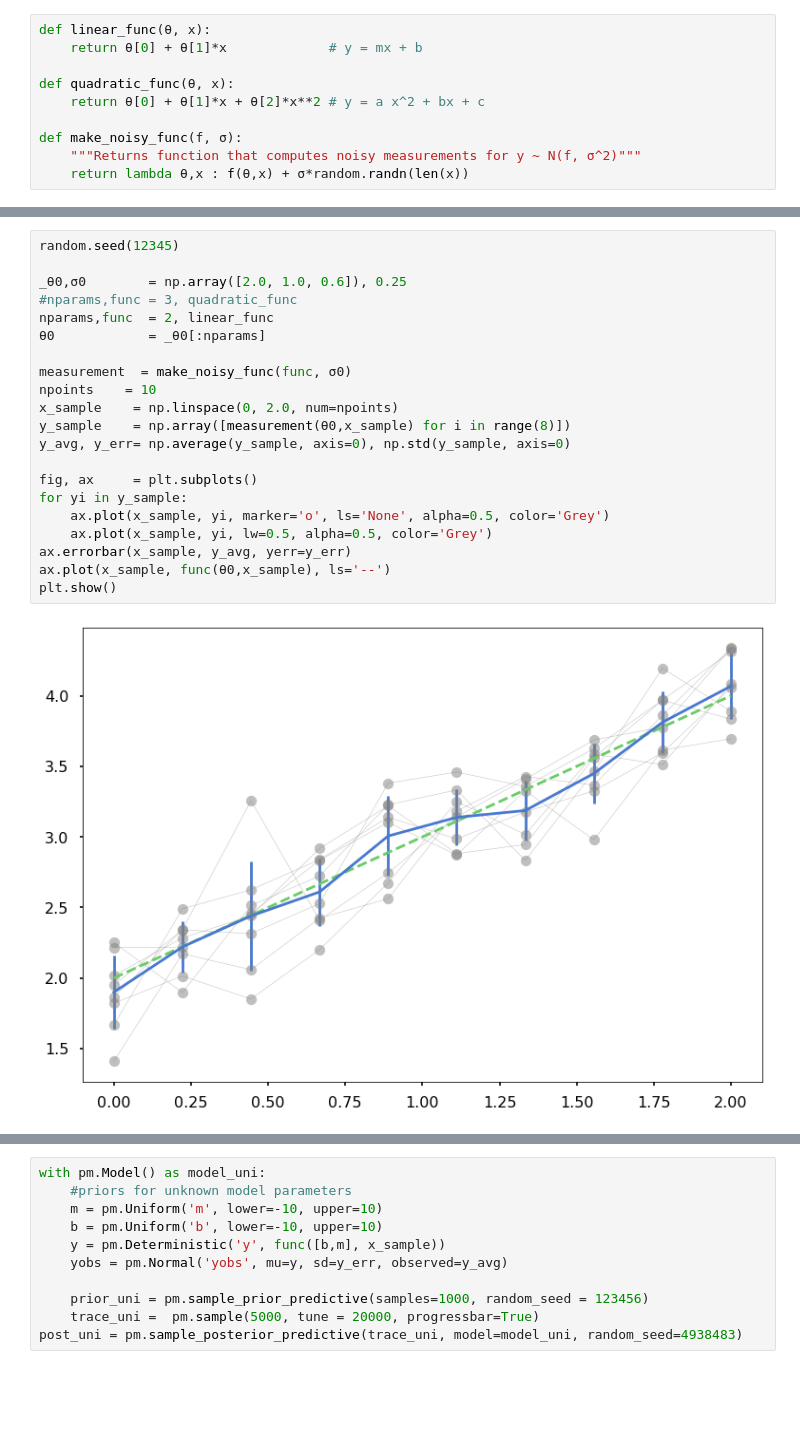
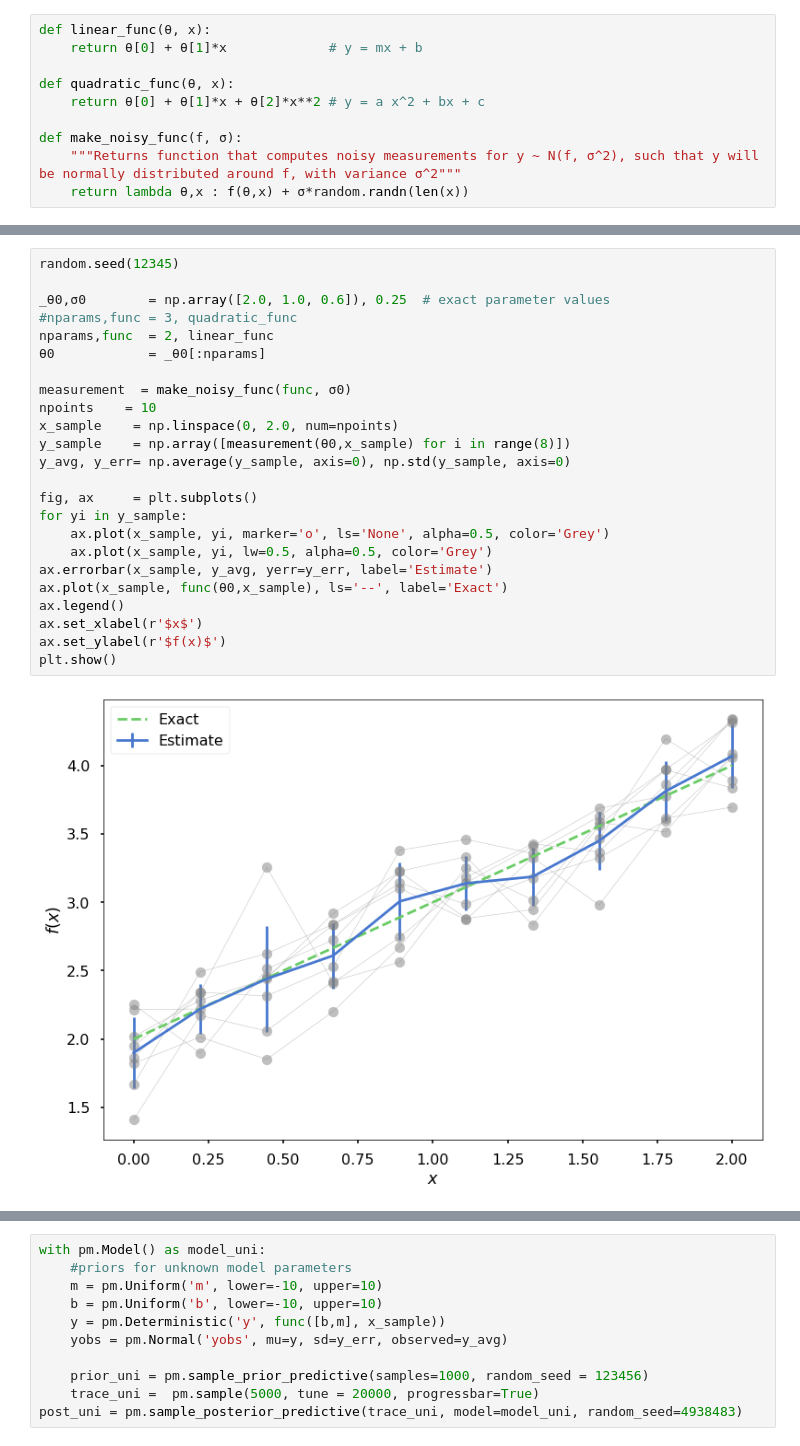
Before and after one commit to johnjmolina/MLKyoto, a Jupyter notebook: _notebooks/2020-05-13-Parameter-Estimation.ipynb, the cells around one changed output, grey strips where cells are left out. Cells and saved outputs as stored; diff of their text form; blank space fills up the shorter version.

```diff
--- a/_notebooks/2020-05-13-Parameter-Estimation.ipynb
+++ b/_notebooks/2020-05-13-Parameter-Estimation.ipynb
@@ -50,5 +382,5 @@ def quadratic_func(θ, x):
     return θ[0] + θ[1]*x + θ[2]*x**2 # y = a x^2 + bx + c
 
 def make_noisy_func(f, σ):
-    """Returns function that computes noisy measurements for y ~ N(f, σ^2)"""
+    """Returns function that computes noisy measurements for y ~ N(f, σ^2), such that y will be normally distributed around f, with variance σ^2"""
     return lambda θ,x : f(θ,x) + σ*random.randn(len(x))
@@ -55,23 +390,26 @@ def make_noisy_func(f, σ):
 # %%
 random.seed(12345)
 
-_θ0,σ0        = np.array([2.0, 1.0, 0.6]), 0.25
+_θ0,σ0        = np.array([2.0, 1.0, 0.6]), 0.25  # exact parameter values
 #nparams,func = 3, quadratic_func
 nparams,func  = 2, linear_func
 θ0            = _θ0[:nparams]
 
 measurement  = make_noisy_func(func, σ0)
 npoints    = 10
 x_sample    = np.linspace(0, 2.0, num=npoints)
 y_sample    = np.array([measurement(θ0,x_sample) for i in range(8)])
 y_avg, y_err= np.average(y_sample, axis=0), np.std(y_sample, axis=0)
 
 fig, ax     = plt.subplots()
 for yi in y_sample:
     ax.plot(x_sample, yi, marker='o', ls='None', alpha=0.5, color='Grey')
     ax.plot(x_sample, yi, lw=0.5, alpha=0.5, color='Grey')
-ax.errorbar(x_sample, y_avg, yerr=y_err)
-ax.plot(x_sample, func(θ0,x_sample), ls='--')
+ax.errorbar(x_sample, y_avg, yerr=y_err, label='Estimate')
+ax.plot(x_sample, func(θ0,x_sample), ls='--', label='Exact')
+ax.legend()
+ax.set_xlabel(r'$x$')
+ax.set_ylabel(r'$f(x)$')
 plt.show()
 # %% [output]
-[figure, old version]
+[figure, new version]
```
Also changed, not shown: parts of 39 cells of this notebook.
